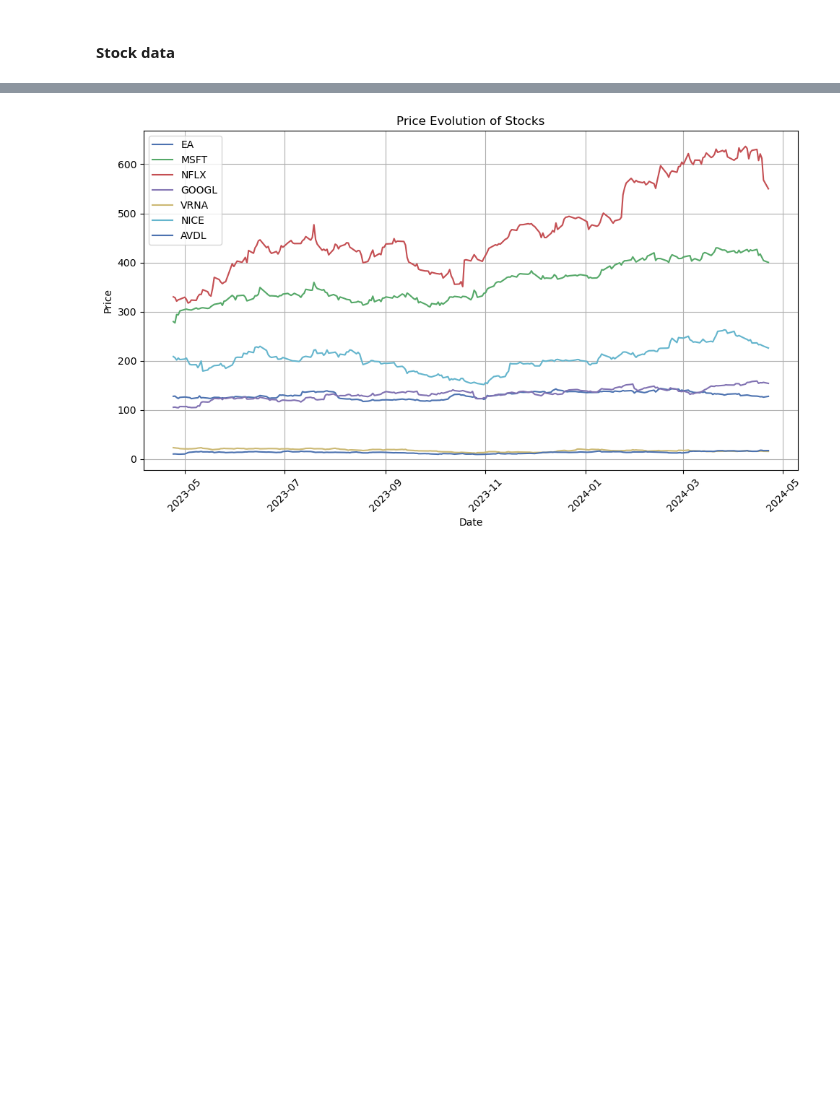
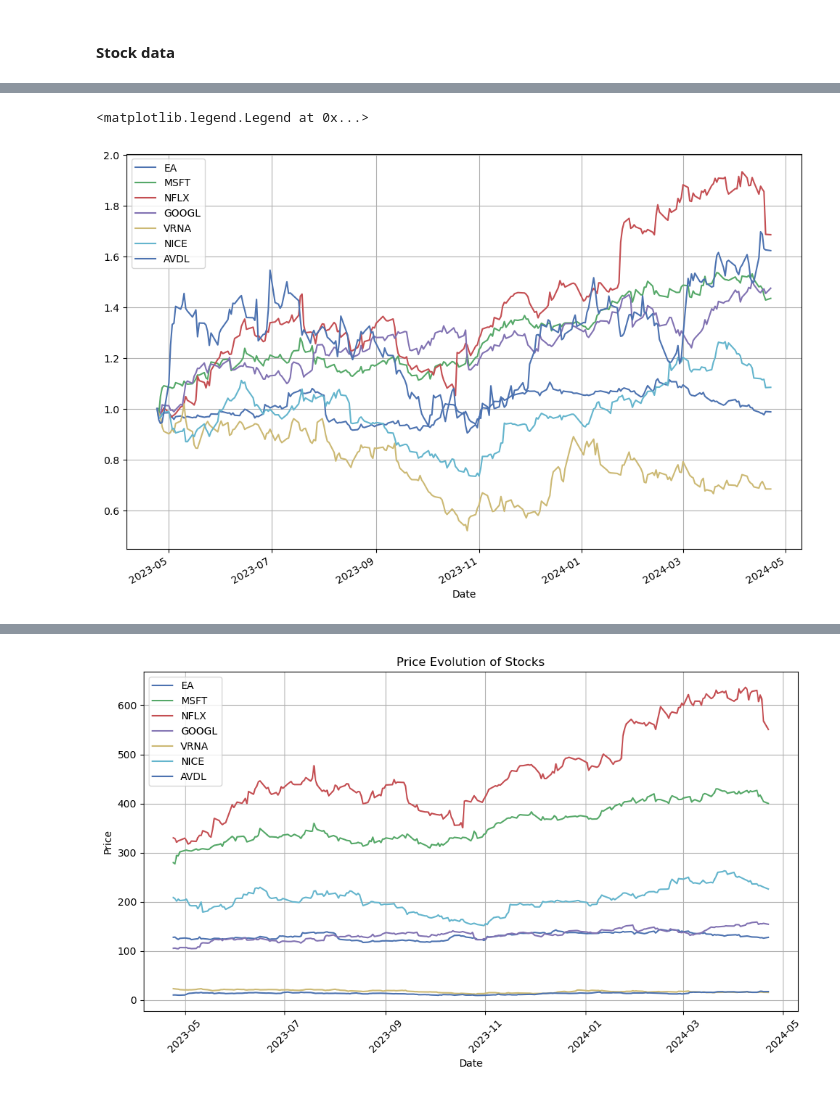
Before and after one commit to vinflora/MATH441-Group-Project, a Jupyter notebook: code_stock.ipynb, the cells around one changed output, grey strips where cells are left out. Saved outputs shown, nothing was run; the diff lists cells and outputs as text; code cells hidden in the pictures; blank space fills up the shorter version.

Commit message:
specified risk, return, mu

```diff
--- a/code_stock.ipynb
+++ b/code_stock.ipynb
@@ -65,24 +67,13 @@ from pypfopt import plotting
 ## how we load data from yahoo finance
 # %% [markdown]
 #### Stock data
-# %%
-T = 1  # Number of days in time period
-R = []
-assets = ["EA", "MSFT", "NFLX", "GOOGL", "VRNA", "NICE", "AVDL"]
-
-for stock in assets:
-    data = yf.Ticker(stock)
-    # 我先改成1年， 这个之后可以随时改成想要的时段
-    df = data.history(period="1y")
-
-    # close values on that day
-    close = df["Close"].values
-
-    # convert day to day close values to return
-    returns = (close[T:] - close[:-T]) / close[:-T]
-    R.append(returns)
-
-R = np.array(R).T
-log_R = np.log(R)
-r = np.mean(R, axis=0)
-S = np.cov(R.T)
+# %%
+end_date = datetime.today()
+start_date = end_date - timedelta(days = 1*365)
+
+assets = ["EA", "MSFT", "NFLX", "GOOGL", "VRNA", "NICE", "AVDL"]
+
+close = pd.DataFrame()
+for s in assets:
+    data = yf.download(s, start=start_date, end=end_date)
+    close[s] = data['Adj Close']
@@ -88,0 +88,8 @@ S = np.cov(R.T)
+# %%
+returns=close/close.iloc[0]
+returns=returns.dropna()
+returns.plot(kind='line',figsize=(12,8),grid=True)
+plt.legend(loc='best')
+# %% [output]
+<matplotlib.legend.Legend at 0x...>
+[figure, added]
```
Also changed, not shown: parts of 16 cells of this notebook.
